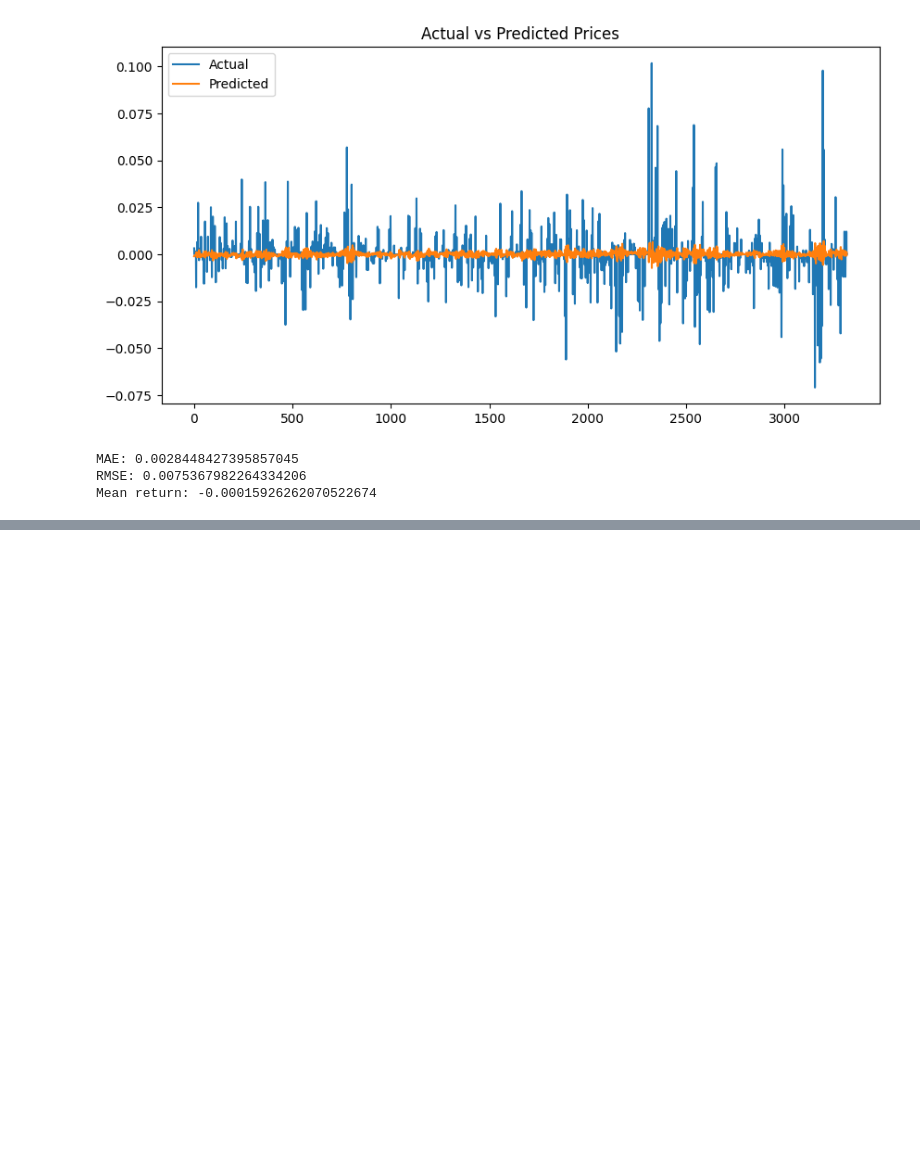
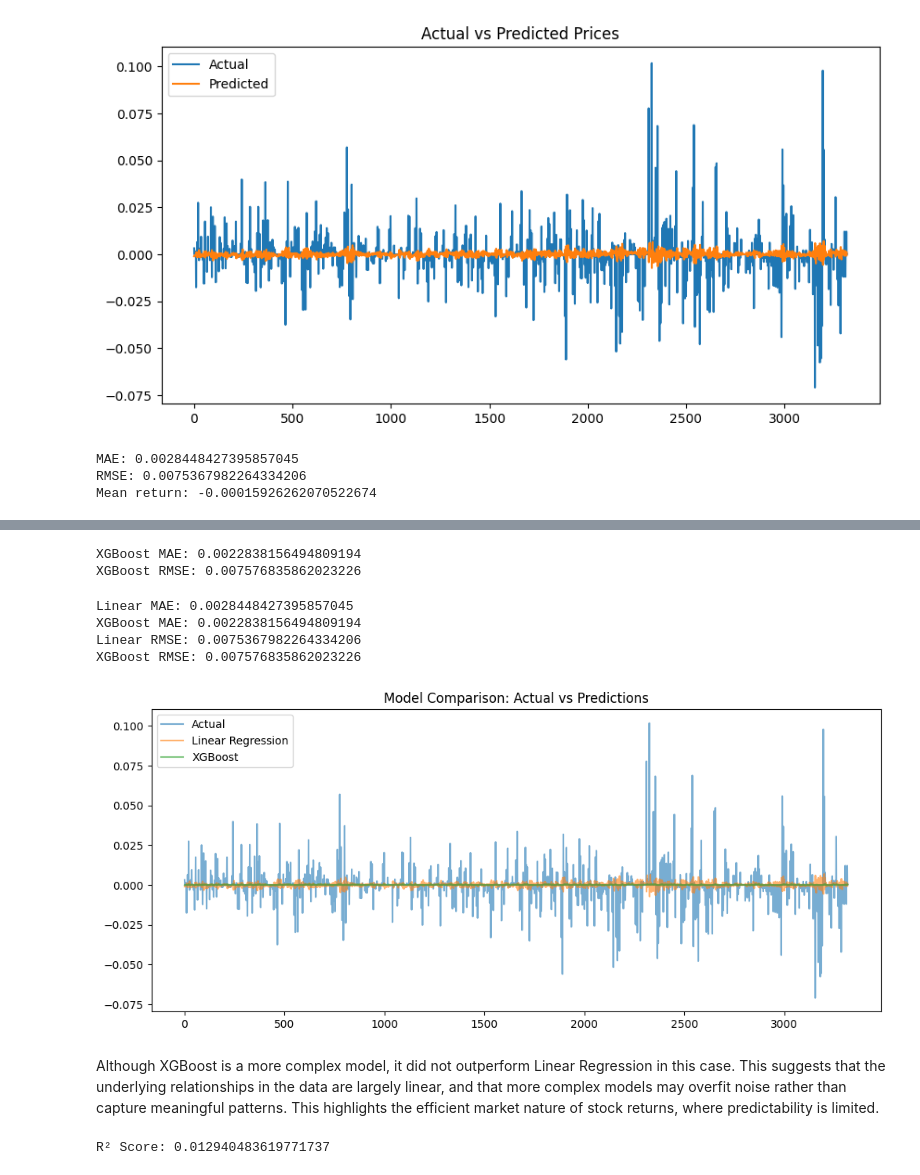
Before and after one commit to Assesa44/Stock-Market-Prediction, a Jupyter notebook: notebooks/notebook.ipynb, the cells around one changed output, grey strips where cells are left out. Drawn from its saved outputs; the diff is of its cells as text; code cells hidden in the pictures; blank space fills up the shorter version.

```diff
--- a/notebooks/notebook.ipynb
+++ b/notebooks/notebook.ipynb
@@ -1868,3 +1870,17 @@ print("Mean return:", y_val.mean())
 MAE: 0.0028448427395857045
 RMSE: 0.0075367982264334206
 Mean return: -0.00015926262070522674
+# %%
+from xgboost import XGBRegressor
+
+xgb_model = XGBRegressor(
+    n_estimators=100,
+    max_depth=2,
+    learning_rate=0.01,
+    subsample=0.7,
+    colsample_bytree=0.7,
+    reg_alpha=2,
+    reg_lambda=2
+)
+
+xgb_model.fit(X_train, y_train)
@@ -1870,0 +1899,47 @@ Mean return: -0.00015926262070522674
+# %%
+y_pred_xgb = xgb_model.predict(X_val)
+# %%
+from sklearn.metrics import mean_absolute_error, mean_squared_error
+import numpy as np
+
+mae_xgb = mean_absolute_error(y_val, y_pred_xgb)
+rmse_xgb = np.sqrt(mean_squared_error(y_val, y_pred_xgb))
+
+print("XGBoost MAE:", mae_xgb)
+print("XGBoost RMSE:", rmse_xgb)
+# %% [output]
+XGBoost MAE: 0.0022838156494809194
+XGBoost RMSE: 0.007576835862023226
+# %%
+print("Linear MAE:", mae)
+print("XGBoost MAE:", mae_xgb)
+
+print("Linear RMSE:", rmse)
+print("XGBoost RMSE:", rmse_xgb)
+# %% [output]
+Linear MAE: 0.0028448427395857045
+XGBoost MAE: 0.0022838156494809194
+Linear RMSE: 0.0075367982264334206
+XGBoost RMSE: 0.007576835862023226
+# %%
+import matplotlib.pyplot as plt
+
+plt.figure(figsize=(12,5))
+plt.plot(y_val.values, label='Actual', alpha=0.6)
+plt.plot(y_pred, label='Linear Regression', alpha=0.6)
+plt.plot(y_pred_xgb, label='XGBoost', alpha=0.6)
+plt.legend()
+plt.title("Model Comparison: Actual vs Predictions")
+plt.show()
+# %% [output]
+[figure, added]
+# %% [markdown]
+Although XGBoost is a more complex model, it did not outperform Linear Regression in this case. This suggests that the underlying relationships in the data are largely linear, and that more complex models may overfit noise rather than capture meaningful patterns. This highlights the efficient market nature of stock returns, where predictability is limited.
+# %%
+from sklearn.metrics import r2_score
+
+r2 = r2_score(y_val, y_pred)
+
+print("R² Score:", r2)
+# %% [output]
+R² Score: 0.012940483619771737
```
Also changed, not shown: parts of 8 cells of this notebook.
